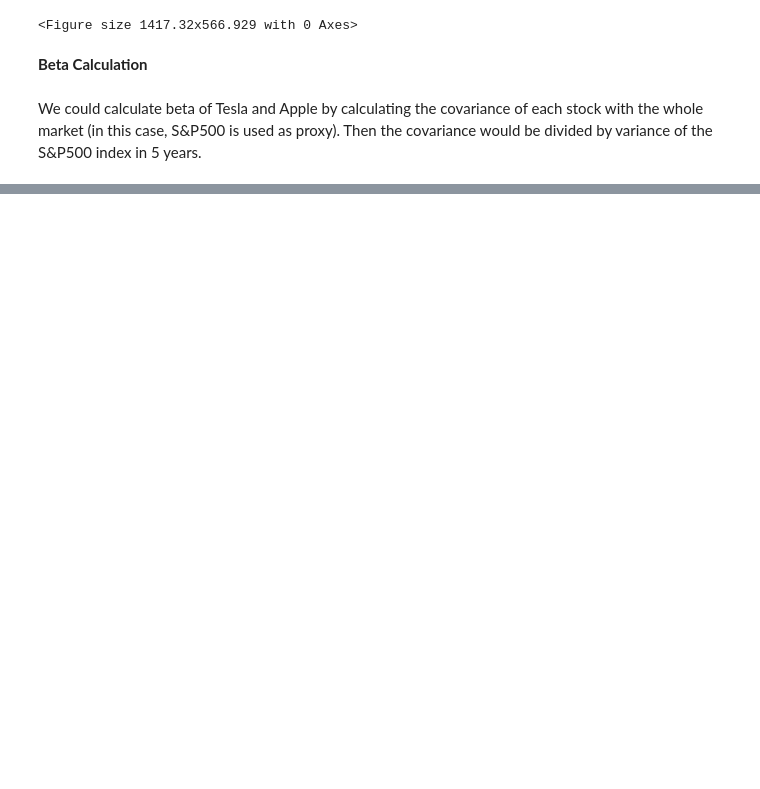
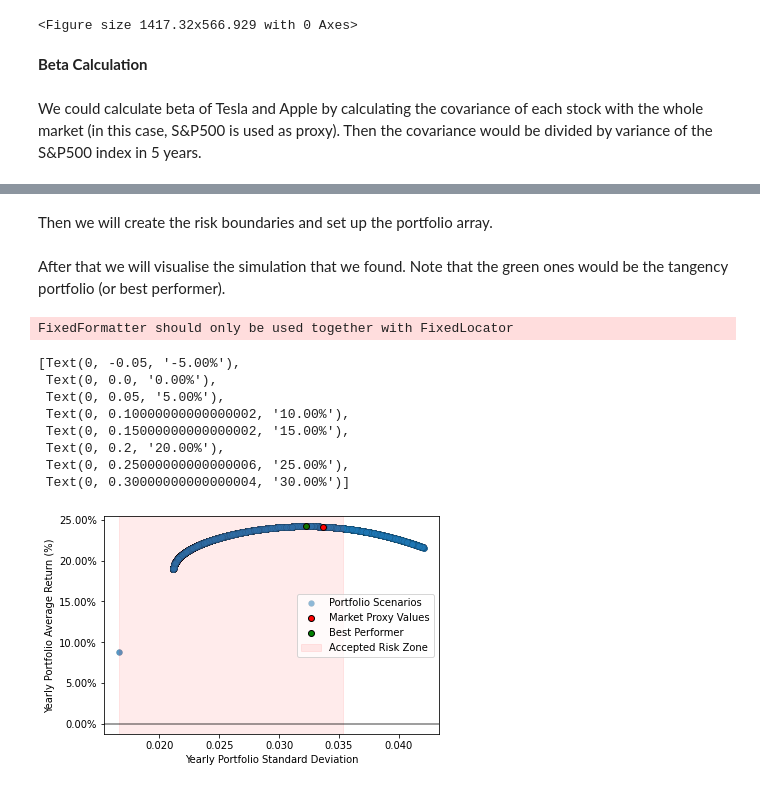
Before and after one commit to hoangcuongnguyen2001/Stocks-Analysis, a Jupyter notebook: Portfolio_Optimization.ipynb, the cells around one changed output, grey strips where cells are left out. Saved outputs shown, nothing was run; the diff lists cells and outputs as text; code cells hidden in the pictures; blank space fills up the shorter version.

```diff
--- a/Portfolio_Optimization.ipynb
+++ b/Portfolio_Optimization.ipynb
@@ -259,6 +269,6 @@ df.head()
 # %%
 # Analysis of Benchmark
-benchmark_vector = np.array(df['Close'])
+benchmark_vector = np.array(df['Adj Close'])
 
 #Create our Daily Returns
 benchmark_vector = np.diff(benchmark_vector)/benchmark_vector[1:]
@@ -293,9 +303,85 @@ for i in range(number_of_scenarios):
 #Add our Benchmark info to our lists
 return_vector.append(benchmark_return)
 risk_vector.append(benchmark_risk)
+# %% [markdown]
+Then we will create the risk boundaries and set up the portfolio array.
 # %%
 #Create Risk Boundaries
 delta_risk = 0.05
 min_risk = np.min(risk_vector)
 max_risk = risk_vector[0]*(1+delta_risk)
 risk_gap = [min_risk, max_risk]
+# %%
+portfolio_array = np.column_stack((return_vector,risk_vector))[1:,]
+# %%
+# Rule to create the best portfolio
+# If the criteria of minimum risk is satisfied then:
+if np.where(((portfolio_array[:,1]<= max_risk)))[0].shape[0]>1:
+    min_risk_portfolio = np.where(((portfolio_array[:,1]<= max_risk)))[0]
+    best_portfolio_loc = portfolio_array[min_risk_portfolio]
+    max_loc = np.argmax(best_portfolio_loc[:,0])
+    best_portfolio = best_portfolio_loc[max_loc]
+
+# If the criteria of minimum risk is not satisfied then:
+else:
+    min_risk_portfolio = np.where(((portfolio_array[:,1]== np.min(risk_vector[1:]))))[0]
+    best_portfolio_loc = portfolio_array[min_risk_portfolio]
+    max_loc = np.argmax(best_portfolio_loc[:,0])
+    best_portfolio = best_portfolio_loc[max_loc]
+# %% [markdown]
+After that we will visualise the simulation that we found. Note that the green ones would be the tangency portfolio (or best performer).
+# %%
+#Visual Representation
+trade_days_per_year = 252
+risk_gap = np.array(risk_gap)*trade_days_per_year
+best_portfolio[0] = np.array(best_portfolio[0])*trade_days_per_year
+x = np.array(risk_vector)
+y = np.array(return_vector)*trade_days_per_year
+
+fig, ax = plt.subplots()
+ax.scatter(x, y, alpha=0.5,
+           linewidths=0.1,
+           edgecolors='black',
+           label='Portfolio Scenarios'
+            )
+
+ax.scatter(x[0],
+           y[0],
+           color='red',
+           linewidths=1,
+           edgecolors='black',
+           label='Market Proxy Values')
+
+ax.scatter(best_portfolio[1],
+            best_portfolio[0],
+            color='green',
+            linewidths=1,
+            edgecolors='black',
+            label='Best Performer')
+
+ax.axvspan(min_risk,
+           max_risk,
+           color='red',
+           alpha=0.08,
+           label='Accepted Risk Zone')
+
+ax.set_ylabel("Yearly Portfolio Average Return (%)")
+ax.set_xlabel("Yearly Portfolio Standard Deviation")
+
+ax.axhline(y=0, color='black',alpha=0.5)
+
+ax = plt.gca()
+ax.legend(loc=0)
+vals = ax.get_yticks()
+ax.set_yticklabels(['{:,.2%}'.format(x) for x in vals])
+# %% [output]
+FixedFormatter should only be used together with FixedLocator
+[Text(0, -0.05, '-5.00%'),
+ Text(0, 0.0, '0.00%'),
+ Text(0, 0.05, '5.00%'),
+ Text(0, 0.10000000000000002, '10.00%'),
+ Text(0, 0.15000000000000002, '15.00%'),
+ Text(0, 0.2, '20.00%'),
+ Text(0, 0.25000000000000006, '25.00%'),
+ Text(0, 0.30000000000000004, '30.00%')]
+[figure, added]
```
Also changed, not shown: parts of 12 cells of this notebook.
